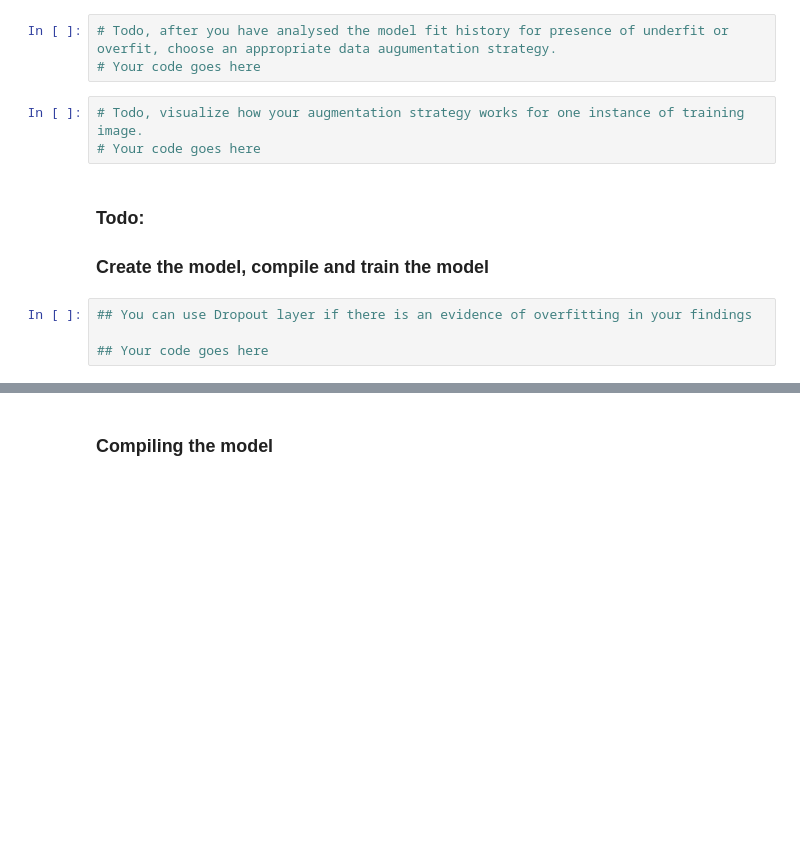
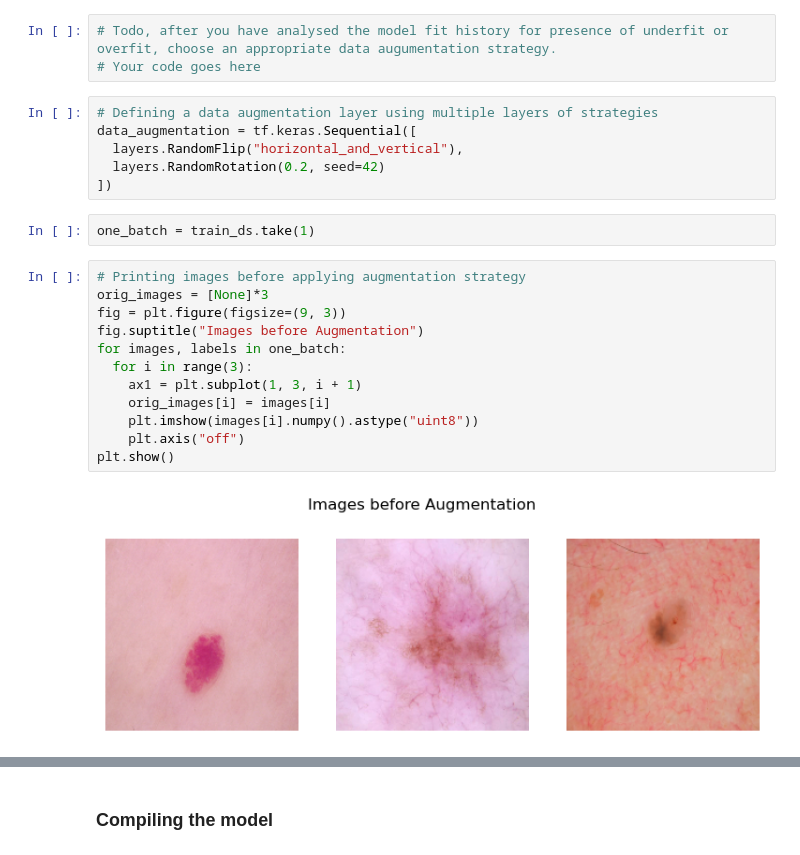
Before and after one commit to lokeshchenta/cnn-melanoma-detection, a Jupyter notebook: LokeshChenta_nn.ipynb, the cells around one changed output, grey strips where cells are left out. Drawn from its saved outputs; the diff is of its cells as text; blank space fills up the shorter version.

```diff
--- a/LokeshChenta_nn.ipynb
+++ b/LokeshChenta_nn.ipynb
@@ -236,13 +237,25 @@ plot_results(history1)
 # %%
 # Todo, after you have analysed the model fit history for presence of underfit or overfit, choose an appropriate data augumentation strategy.
 # Your code goes here
-# %%
-# Todo, visualize how your augmentation strategy works for one instance of training image.
-# Your code goes here
-# %% [markdown]
-### Todo:
-### Create the model, compile and train the model
-# %%
-## You can use Dropout layer if there is an evidence of overfitting in your findings
-
-## Your code goes here
+# %%
+# Defining a data augmentation layer using multiple layers of strategies
+data_augmentation = tf.keras.Sequential([
+  layers.RandomFlip("horizontal_and_vertical"),
+  layers.RandomRotation(0.2, seed=42)
+])
+# %%
+one_batch = train_ds.take(1)
+# %%
+# Printing images before applying augmentation strategy
+orig_images = [None]*3
+fig = plt.figure(figsize=(9, 3))
+fig.suptitle("Images before Augmentation")
+for images, labels in one_batch:
+  for i in range(3):
+    ax1 = plt.subplot(1, 3, i + 1)
+    orig_images[i] = images[i]
+    plt.imshow(images[i].numpy().astype("uint8"))
+    plt.axis("off")
+plt.show()
+# %% [output]
+[figure, added]
```
Also changed, not shown: parts of 20 cells of this notebook.
